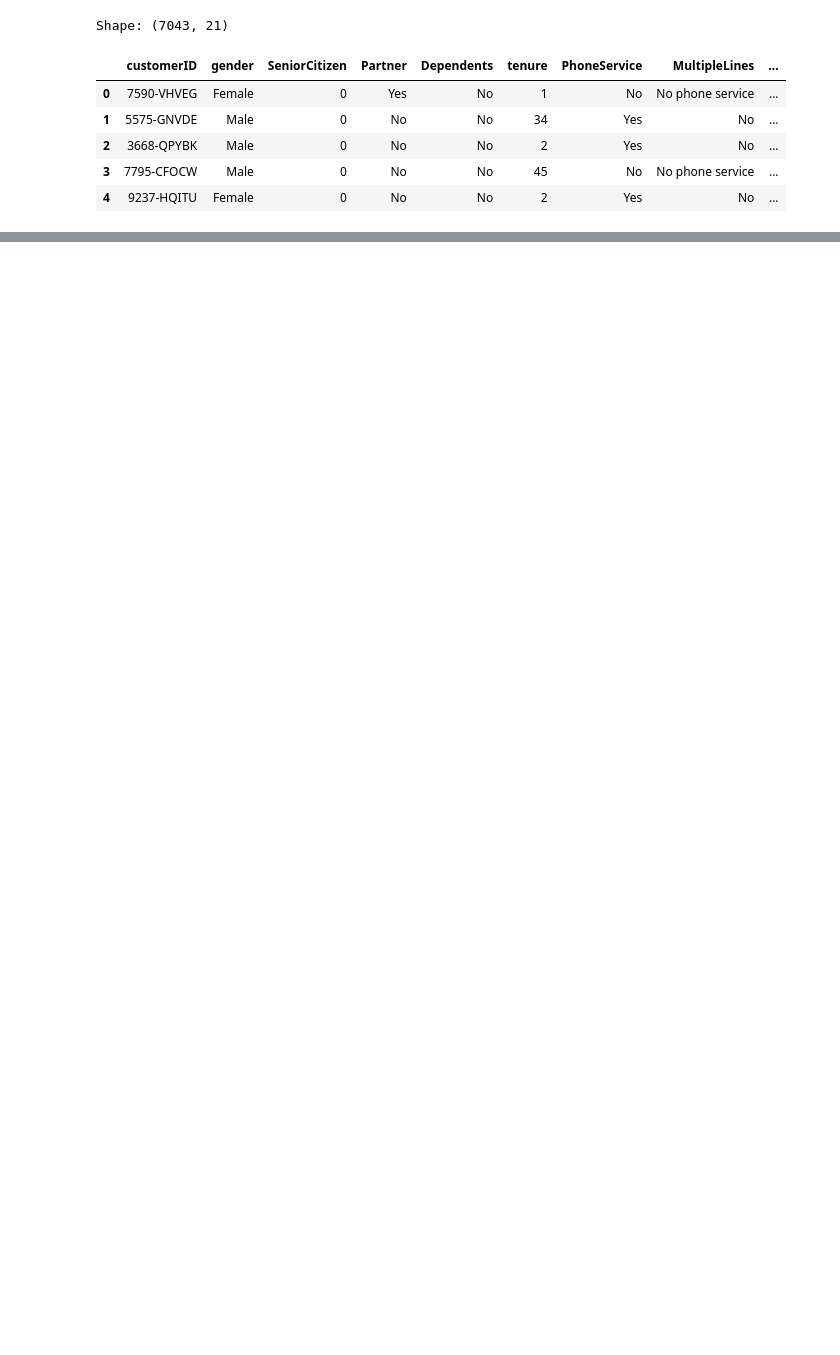
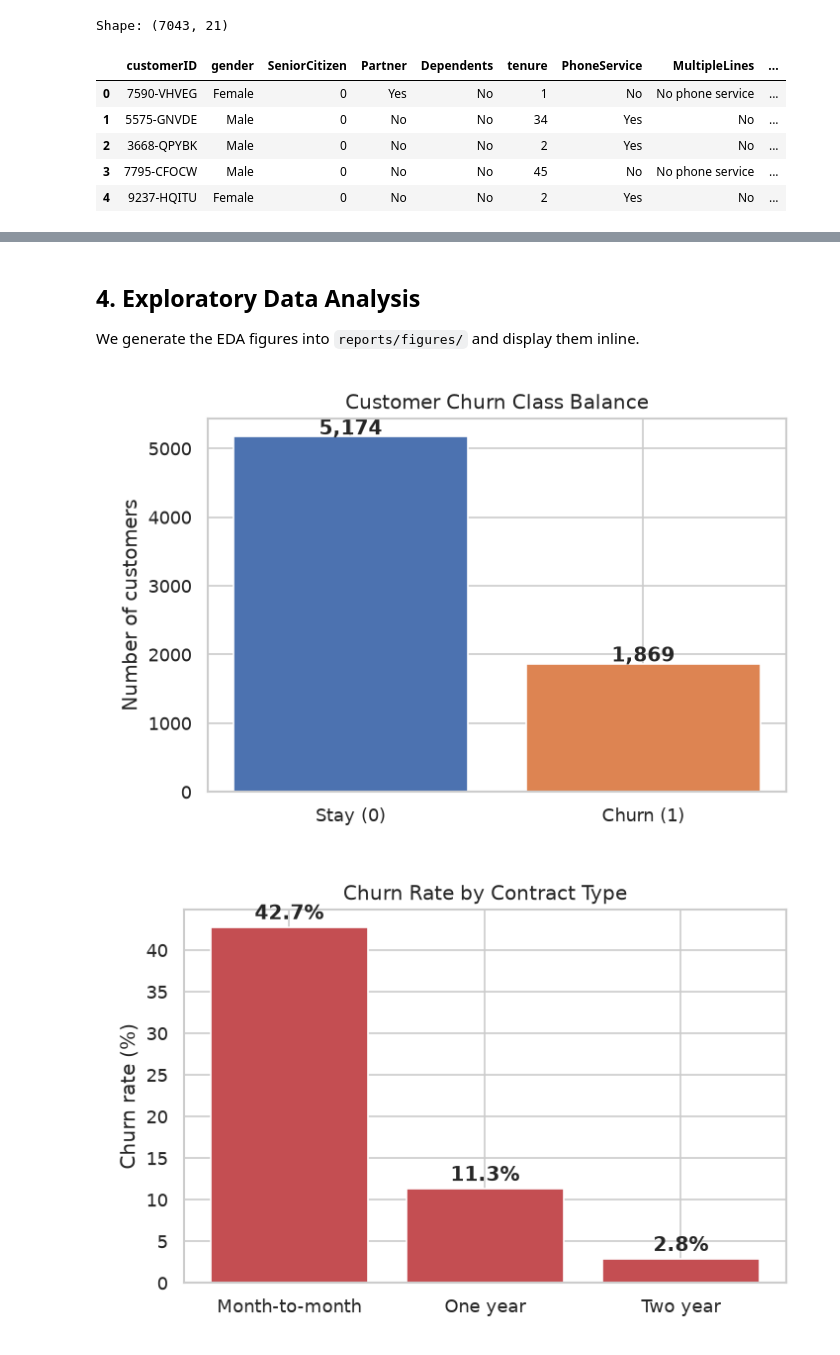
Before and after one commit to navichearala/IBM_churn-prediction, a Jupyter notebook: notebooks/churn_analysis.ipynb, the cells around one changed output, grey strips where cells are left out. Drawn from its saved outputs; the diff is of its cells as text; code cells hidden in the pictures; blank space fills up the shorter version.

```diff
--- a/notebooks/churn_analysis.ipynb
+++ b/notebooks/churn_analysis.ipynb
@@ -26,20 +22,17 @@ customer; the `Churn` column (Yes/No) is the target.
 # %%
-import sys, os
-
-# Make the notebook runnable from either the project root or the notebooks/ folder.
+import os, sys, warnings
+warnings.filterwarnings("ignore")
+# Run from the project root so relative data/figure paths resolve.
 if os.path.basename(os.getcwd()) == "notebooks":
     os.chdir("..")
-sys.path.insert(0, os.path.abspath("src"))
+sys.path.insert(0, "src")
 
-import pandas as pd
-import numpy as np
-import matplotlib.pyplot as plt
-import seaborn as sns
+import pandas as pd, numpy as np
+pd.set_option("display.max_columns", 50)
 
 from data_preprocessing import load_data, clean_data, get_feature_target
-from feature_engineering import add_engineered_features
-from model_training import train_and_compare, save_artifacts, best_model, text_report
+from feature_engineering import add_engineered_features, split_column_types
+from model_training import train_and_compare, save_artifacts, get_best_threshold, text_report
 import visualization as viz
-
-sns.set_theme(style="whitegrid")
-pd.set_option("display.max_columns", None)
+import explainability as expl
+print("Modules imported.")
@@ -275,0 +87,16 @@ predictive score into a concrete, prioritized action list.
+# %% [markdown]
+## 4. Exploratory Data Analysis
+
+We generate the EDA figures into `reports/figures/` and display them inline.
+# %%
+viz.plot_churn_balance(clean)
+viz.plot_churn_by_contract(clean)
+viz.plot_tenure_distribution(clean)
+viz.plot_correlation_heatmap(clean)
+
+from IPython.display import Image, display
+for f in ["churn_balance", "churn_by_contract", "tenure_distribution", "correlation_heatmap"]:
+    display(Image(f"reports/figures/{f}.png"))
+# %% [output]
+[figure, added]
+[figure, added]
```
Also changed, not shown: parts of 44 cells of this notebook, 19 other files.
